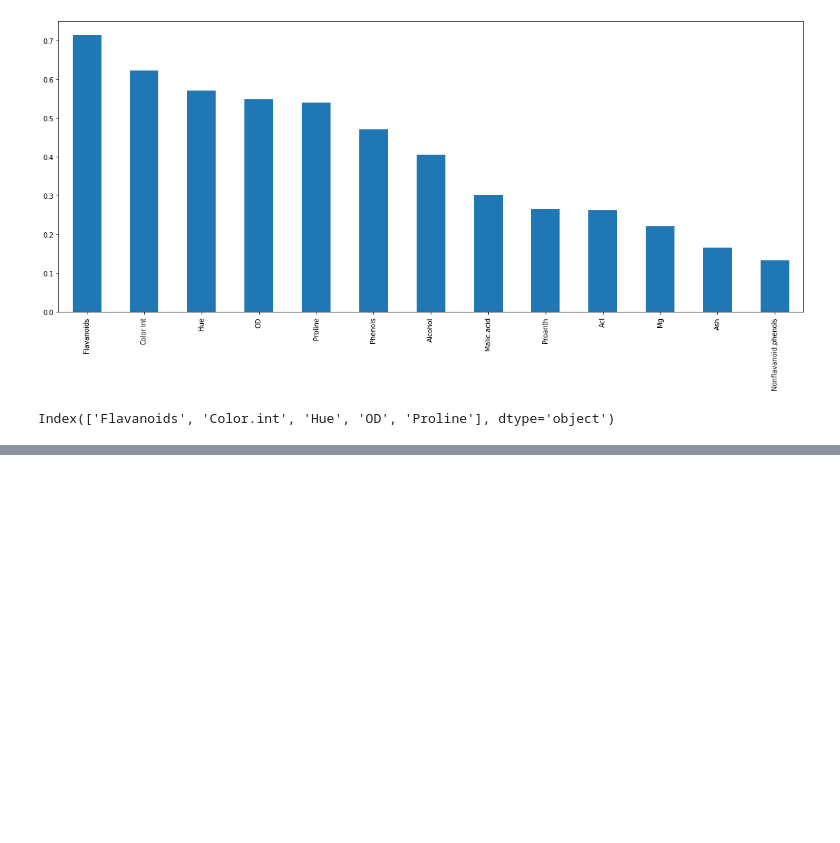
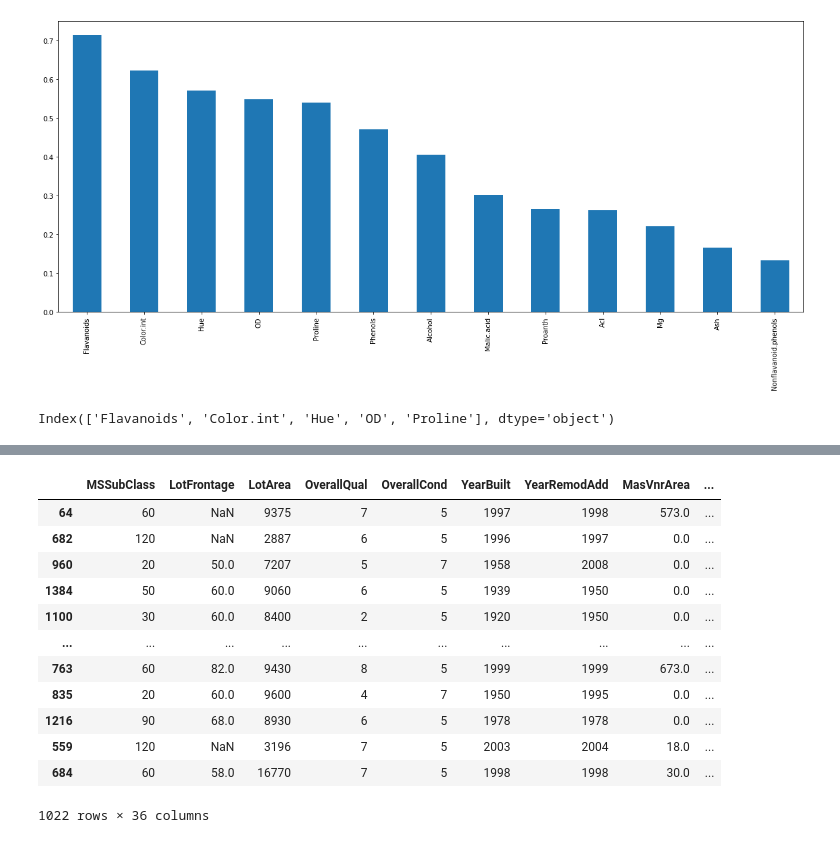
Before and after one commit to AugustineJosephMN/Feature-Selection-Techniques, a Jupyter notebook: Feature Selection.ipynb, the cells around one changed output, grey strips where cells are left out. Saved outputs shown, nothing was run; the diff lists cells and outputs as text; code cells hidden in the pictures; blank space fills up the shorter version.

```diff
--- a/Feature Selection.ipynb
+++ b/Feature Selection.ipynb
@@ -442,0 +493,3 @@ Index(['Flavanoids', 'Color.int', 'Hue', 'OD', 'Proline'], dtype='object')
+# %%
+numeric_lst=['int16', 'int32', 'int64', 'float16', 'float32', 'float64']
+numerical_cols = list(housing_df.select_dtypes(include=numeric_lst).columns)
@@ -442,0 +516,2 @@ Index(['Flavanoids', 'Color.int', 'Hue', 'OD', 'Proline'], dtype='object')
+# %%
+housing_df=housing_df[numerical_cols]
@@ -442,0 +536,16 @@ Index(['Flavanoids', 'Color.int', 'Hue', 'OD', 'Proline'], dtype='object')
+# %%
+X_train
+# %% [output]
+|  | MSSubClass | LotFrontage | LotArea | OverallQual | OverallCond | YearBuilt | YearRemodAdd | MasVnrArea | ... |
+| 64 | 60 | NaN | 9375 | 7 | 5 | 1997 | 1998 | 573.0 | ... |
+| 682 | 120 | NaN | 2887 | 6 | 5 | 1996 | 1997 | 0.0 | ... |
+| 960 | 20 | 50.0 | 7207 | 5 | 7 | 1958 | 2008 | 0.0 | ... |
+| 1384 | 50 | 60.0 | 9060 | 6 | 5 | 1939 | 1950 | 0.0 | ... |
+| 1100 | 30 | 60.0 | 8400 | 2 | 5 | 1920 | 1950 | 0.0 | ... |
+| ... | ... | ... | ... | ... | ... | ... | ... | ... | ... |
+| 763 | 60 | 82.0 | 9430 | 8 | 5 | 1999 | 1999 | 673.0 | ... |
+| 835 | 20 | 60.0 | 9600 | 4 | 7 | 1950 | 1995 | 0.0 | ... |
+| 1216 | 90 | 68.0 | 8930 | 6 | 5 | 1978 | 1978 | 0.0 | ... |
+| 559 | 120 | NaN | 3196 | 7 | 5 | 2003 | 2004 | 18.0 | ... |
+| 684 | 60 | 58.0 | 16770 | 7 | 5 | 1998 | 1998 | 30.0 | ... |
+1022 rows × 36 columns
```
Also changed, not shown: parts of 17 cells of this notebook, 1 other file.
